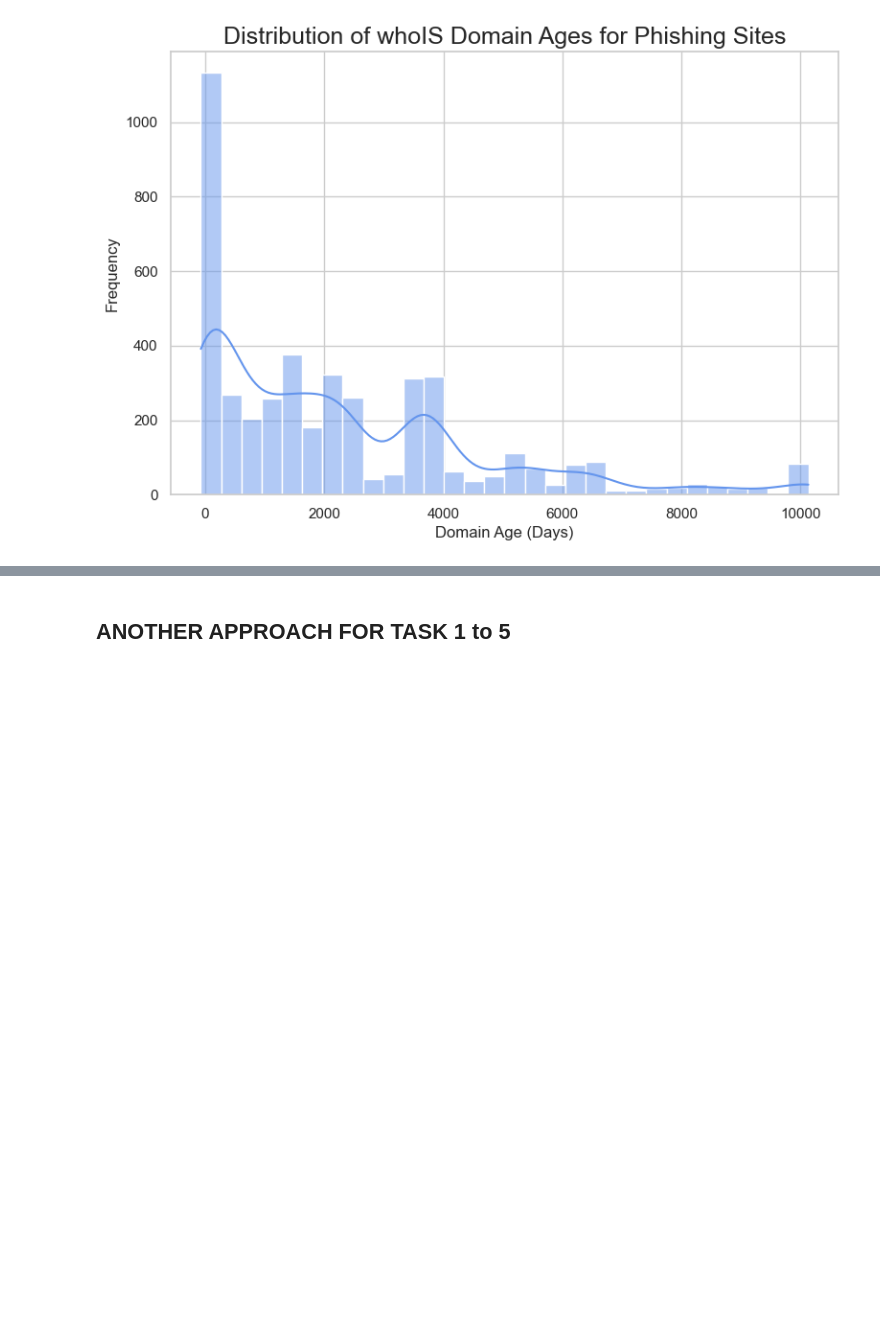
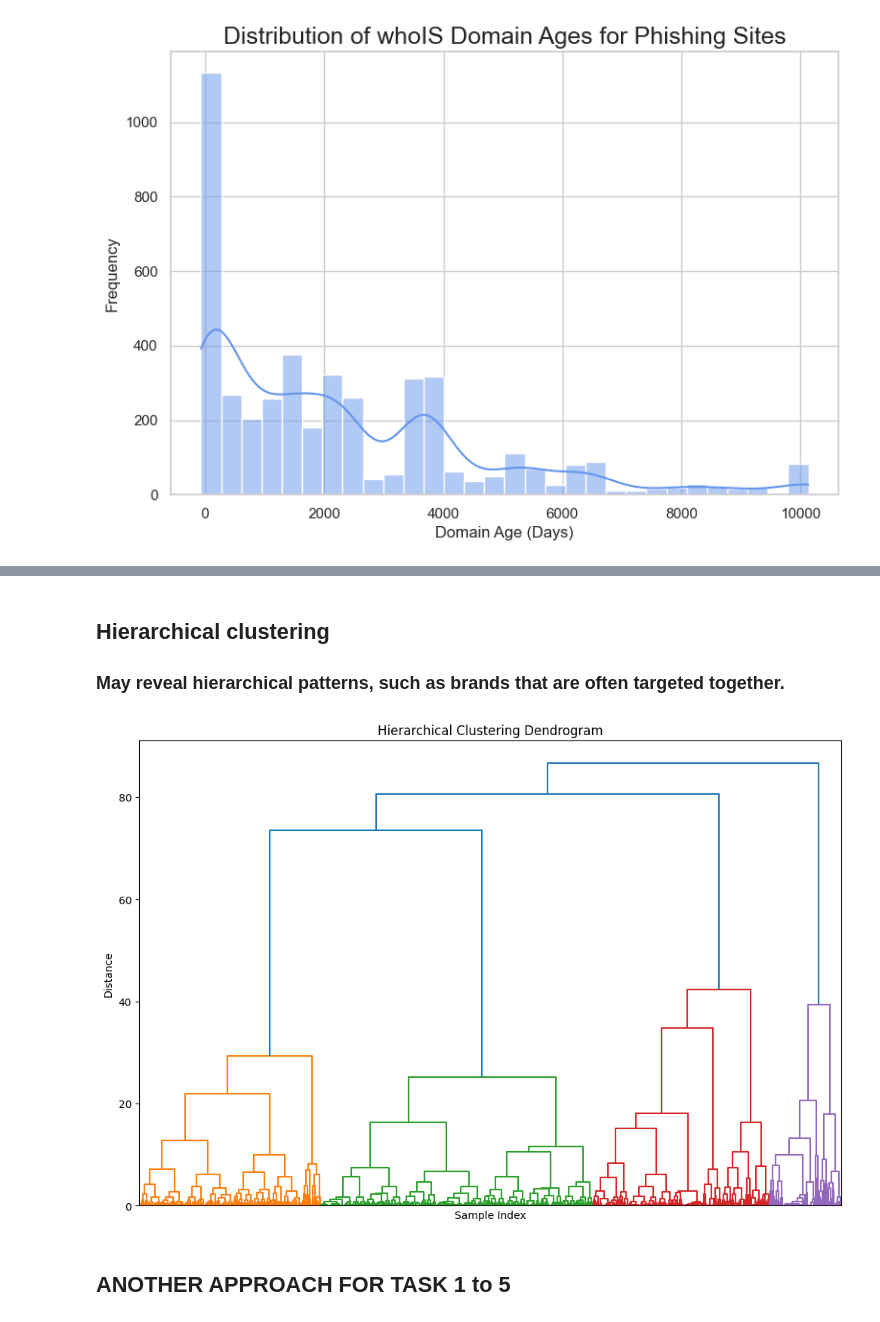
Before and after one commit to saikiranpennam/QuantitativeStudyofPhishing, a Jupyter notebook: phishingcode.ipynb, the cells around one changed output, grey strips where cells are left out. Saved outputs shown, nothing was run; the diff lists cells and outputs as text; code cells hidden in the pictures; blank space fills up the shorter version.

```diff
--- a/phishingcode.ipynb
+++ b/phishingcode.ipynb
@@ -345,0 +517,3 @@ plt.close(); # to free up space
+# %% [markdown]
+## Hierarchical clustering
+### May reveal hierarchical patterns, such as brands that are often targeted together.
@@ -346,3 +522,19 @@ plt.close(); # to free up space
+# %%
+# Perform hierarchical clustering on the preprocessed data
+linked = linkage(phishingData_scaled, method='ward')
+
+# Plotting the dendrogram
+plt.figure(figsize=(12, 8))
+dendrogram(linked, orientation='top', distance_sort='descending', show_leaf_counts=True, leaf_rotation=45, leaf_font_size=8)
+
+plt.xticks([])  # This removes the ticks
+
+plt.title("Hierarchical Clustering Dendrogram")
+plt.xlabel("Sample Index")
+plt.ylabel("Distance")
+plt.show()
+# %% [output]
+[figure, added]
 # %% [markdown]
 ## ANOTHER APPROACH FOR TASK 1 to 5
 # %%
```
Also changed, not shown: parts of 9 cells of this notebook.
